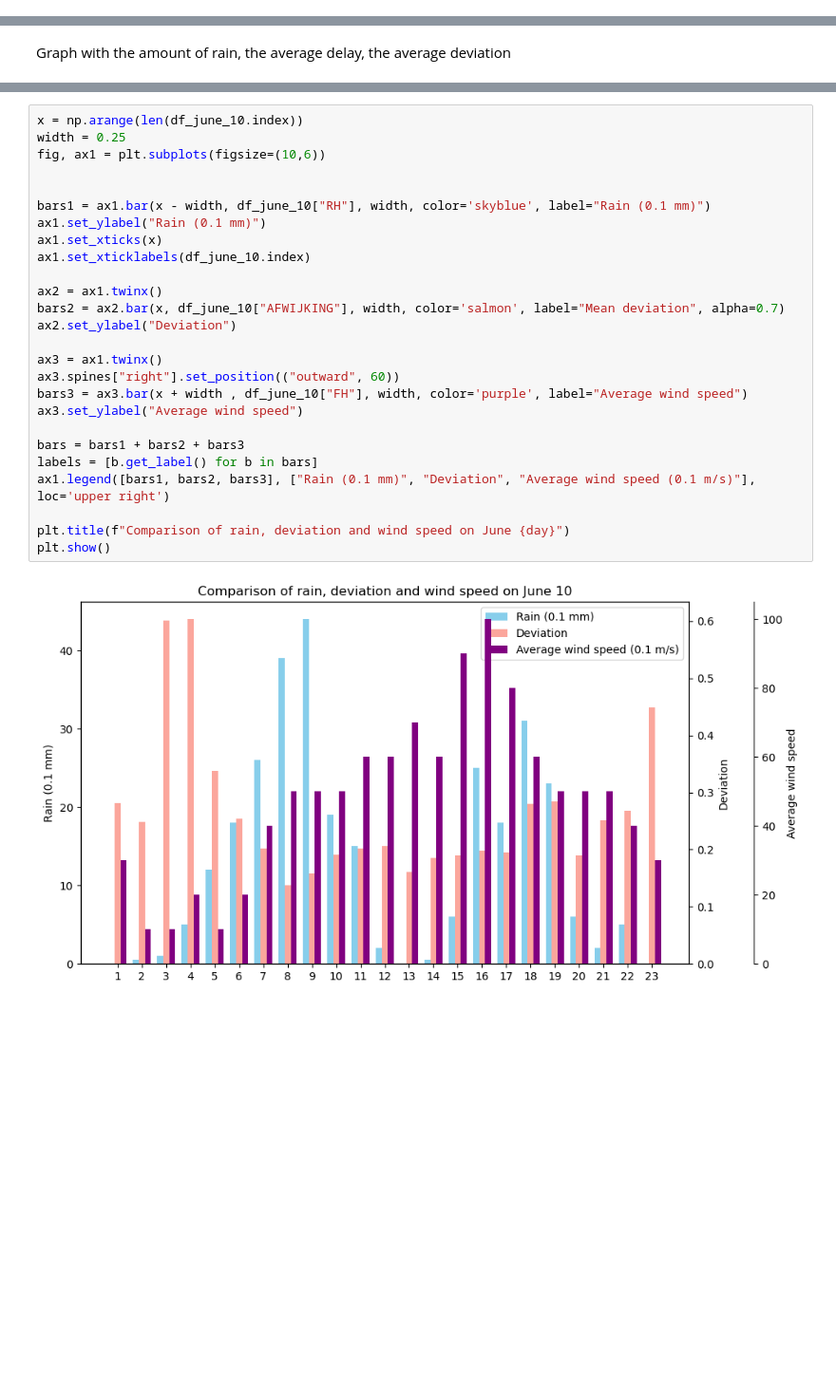
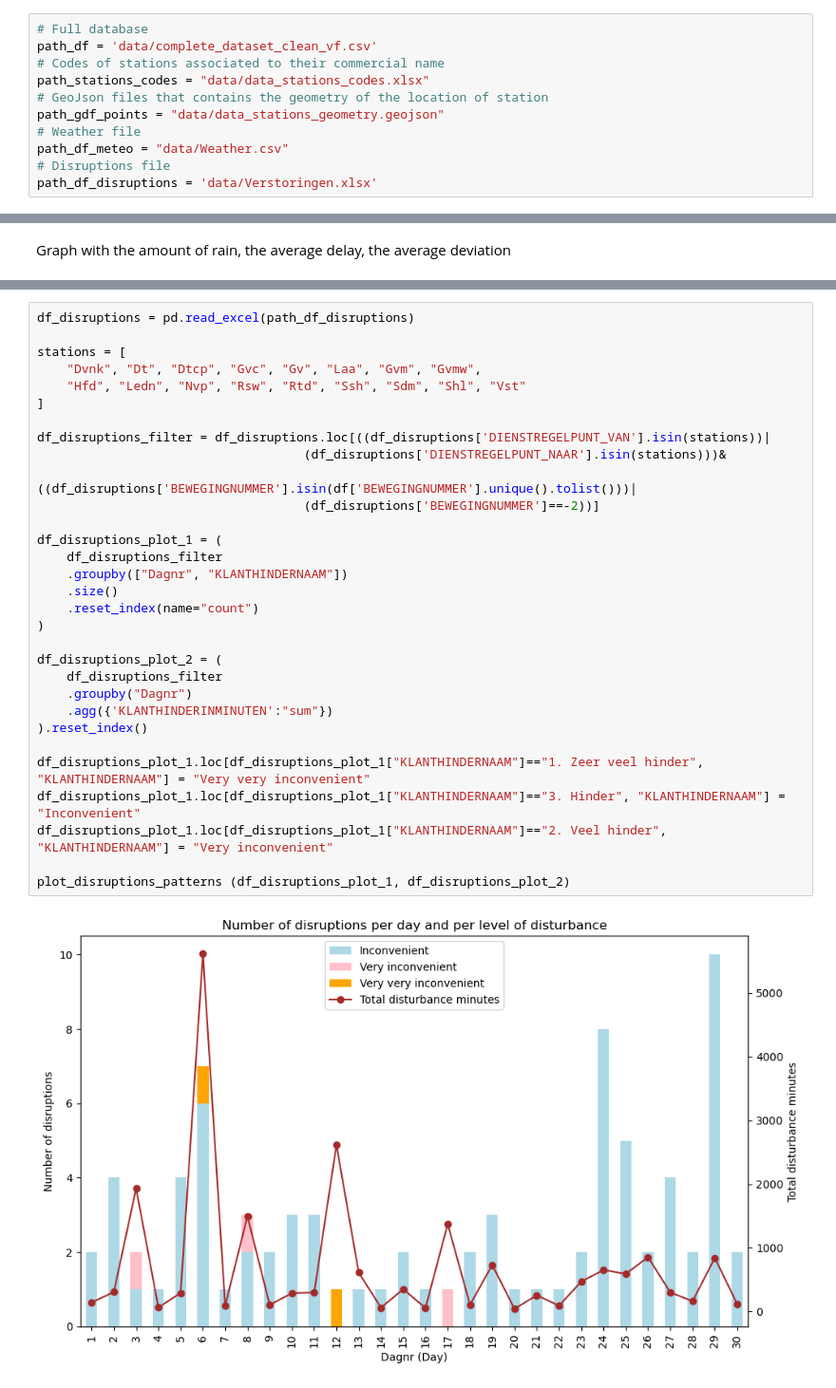
Before and after one commit to Merelkramer/Group2_NS, a Jupyter notebook: DataViz.ipynb, the cells around one changed output, grey strips where cells are left out. Shown at 95% size. Drawn from its saved outputs; the diff is of its cells as text; blank space fills up the shorter version.

```diff
--- a/DataViz.ipynb
+++ b/DataViz.ipynb
@@ -30 +16,12 @@ df['UITVOERTIJD_AANKOMST'] = pd.to_timedelta(df['UITVOERTIJD_AANKOMST'].str.spli
+# %%
+# Full database
+path_df = 'data/complete_dataset_clean_vf.csv'
+# Codes of stations associated to their commercial name
+path_stations_codes = "data/data_stations_codes.xlsx"
+# GeoJson files that contains the geometry of the location of station
+path_gdf_points = "data/data_stations_geometry.geojson"
+# Weather file
+path_df_meteo = "data/Weather.csv"
+# Disruptions file
+path_df_disruptions = 'data/Verstoringen.xlsx'
 # %% [markdown]
@@ -1272,28 +597,33 @@ df_june_10.loc[df_june_10["RH"] < 0, "RH"] *= -0.5
 # %%
-x = np.arange(len(df_june_10.index))
-width = 0.25
-fig, ax1 = plt.subplots(figsize=(10,6))
+df_disruptions = pd.read_excel(path_df_disruptions)
 
+stations = [
+    "Dvnk", "Dt", "Dtcp", "Gvc", "Gv", "Laa", "Gvm", "Gvmw",
+    "Hfd", "Ledn", "Nvp", "Rsw", "Rtd", "Ssh", "Sdm", "Shl", "Vst"
+]
 
-bars1 = ax1.bar(x - width, df_june_10["RH"], width, color='skyblue', label="Rain (0.1 mm)")
-ax1.set_ylabel("Rain (0.1 mm)")
-ax1.set_xticks(x)
-ax1.set_xticklabels(df_june_10.index)
+df_disruptions_filter = df_disruptions.loc[((df_disruptions['DIENSTREGELPUNT_VAN'].isin(stations))|
+                                    (df_disruptions['DIENSTREGELPUNT_NAAR'].isin(stations)))&
+                                    ((df_disruptions['BEWEGINGNUMMER'].isin(df['BEWEGINGNUMMER'].unique().tolist()))|
+                                    (df_disruptions['BEWEGINGNUMMER']==-2))]
 
-ax2 = ax1.twinx()
-bars2 = ax2.bar(x, df_june_10["AFWIJKING"], width, color='salmon', label="Mean deviation", alpha=0.7)
-ax2.set_ylabel("Deviation")
+df_disruptions_plot_1 = (
+    df_disruptions_filter
+    .groupby(["Dagnr", "KLANTHINDERNAAM"])
+    .size()
+    .reset_index(name="count")
+)
 
-ax3 = ax1.twinx()
-ax3.spines["right"].set_position(("outward", 60))
-bars3 = ax3.bar(x + width , df_june_10["FH"], width, color='purple', label="Average wind speed")
-ax3.set_ylabel("Average wind speed")
+df_disruptions_plot_2 = (
+    df_disruptions_filter
+    .groupby("Dagnr")
+    .agg({'KLANTHINDERINMINUTEN':"sum"})
+).reset_index()
 
-bars = bars1 + bars2 + bars3
-labels = [b.get_label() for b in bars]
-ax1.legend([bars1, bars2, bars3], ["Rain (0.1 mm)", "Deviation", "Average wind speed (0.1 m/s)"], loc='upper right')
+df_disruptions_plot_1.loc[df_disruptions_plot_1["KLANTHINDERNAAM"]=="1. Zeer veel hinder", "KLANTHINDERNAAM"] = "Very very inconvenient"
+df_disruptions_plot_1.loc[df_disruptions_plot_1["KLANTHINDERNAAM"]=="3. Hinder", "KLANTHINDERNAAM"] = "Inconvenient"
+df_disruptions_plot_1.loc[df_disruptions_plot_1["KLANTHINDERNAAM"]=="2. Veel hinder", "KLANTHINDERNAAM"] = "Very inconvenient"
 
-plt.title(f"Comparison of rain, deviation and wind speed on June {day}")
-plt.show()
+plot_disruptions_patterns (df_disruptions_plot_1, df_disruptions_plot_2)
 # %% [output]
-[figure, old version]
+[figure, new version]
```
Also changed, not shown: parts of 81 cells of this notebook, 2 other files.
